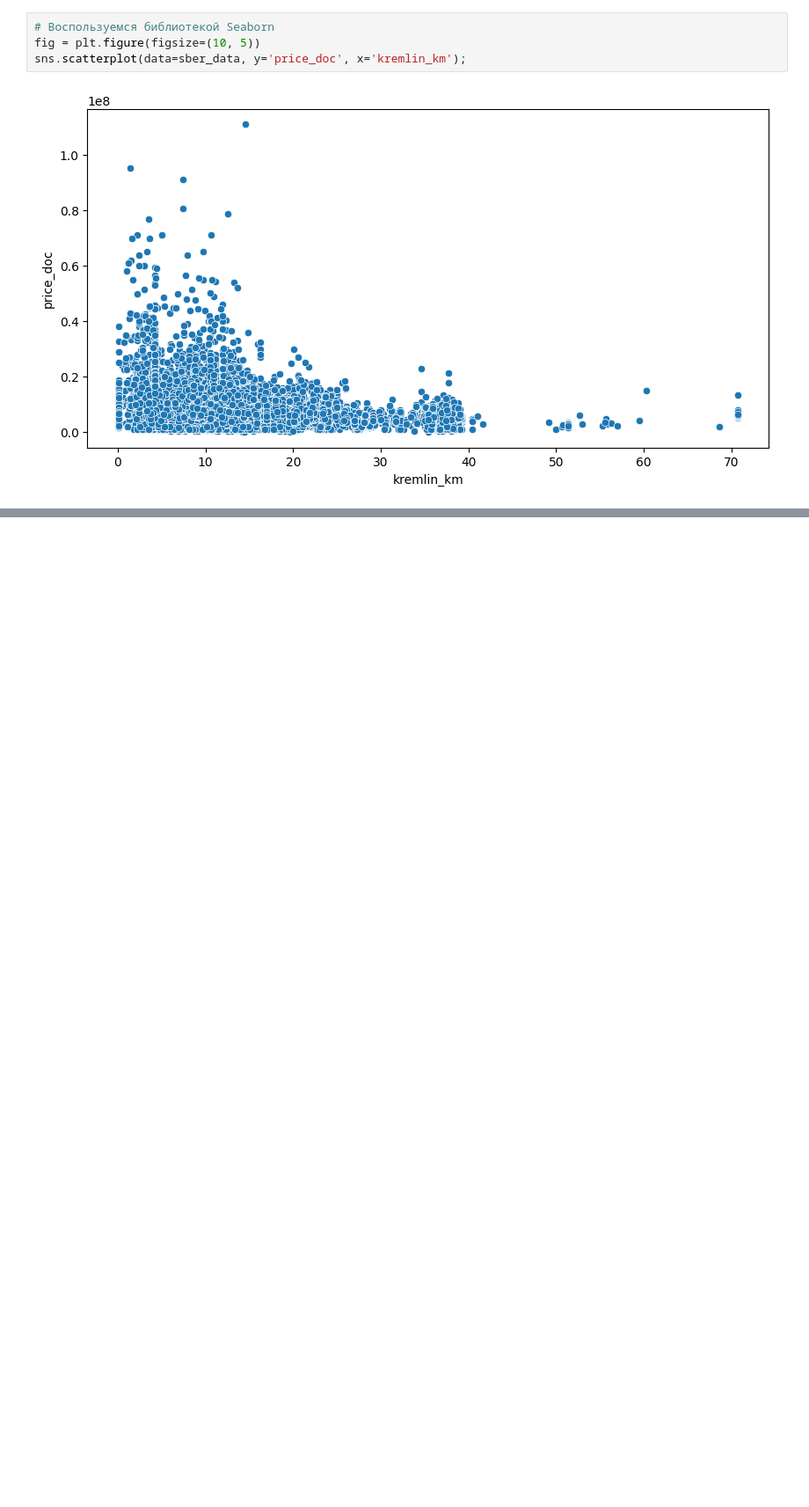
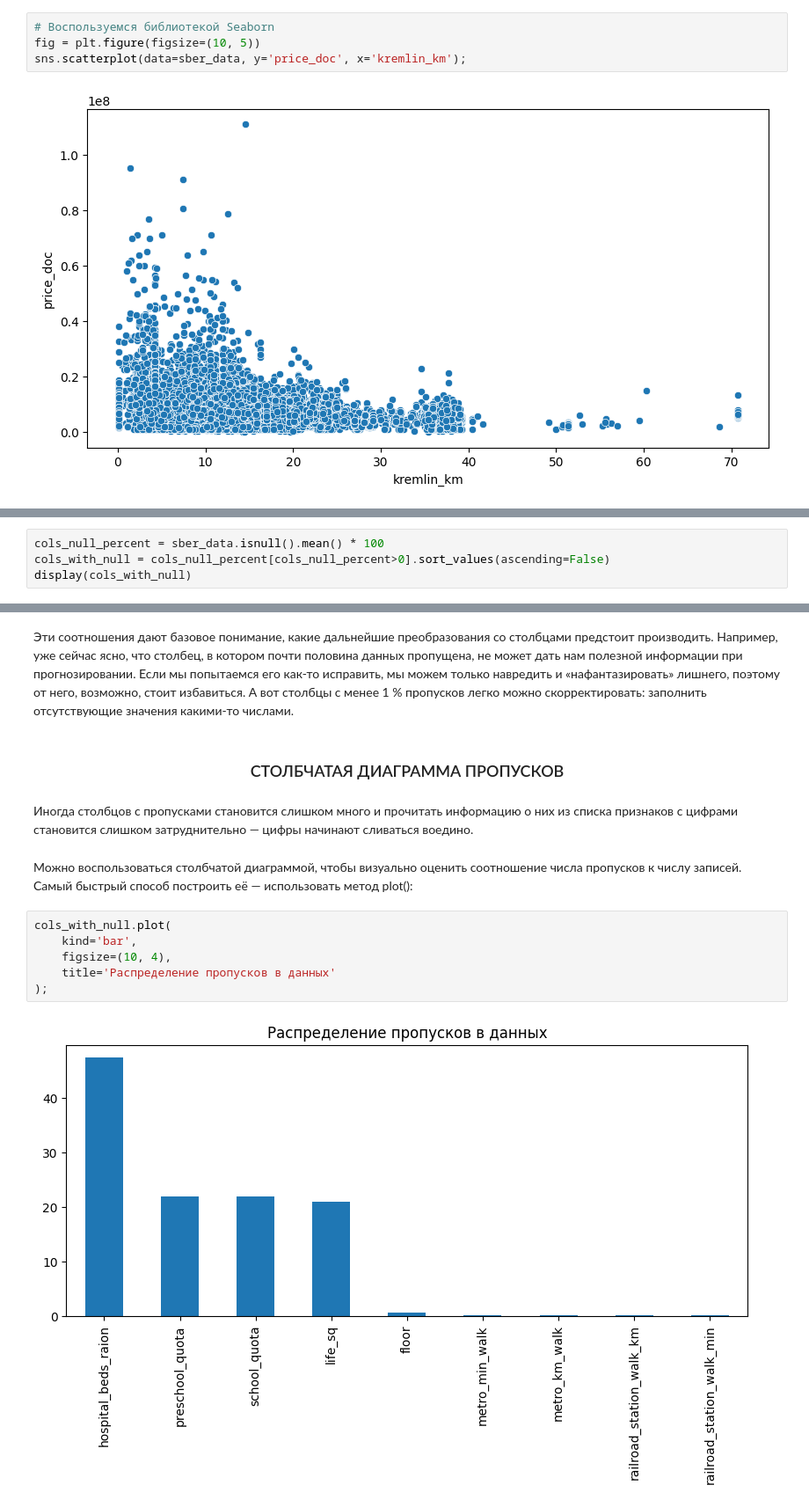
Before and after one commit to Dredox22/sf_data_science, a Jupyter notebook: SkillFactory/PY_14_Очистка_данных/sber.ipynb, the cells around one changed output, grey strips where cells are left out. Shown at 88% size. Cells and saved outputs as stored; diff of their text form; blank space fills up the shorter version.

```diff
--- a/SkillFactory/PY_14_Очистка_данных/sber.ipynb
+++ b/SkillFactory/PY_14_Очистка_данных/sber.ipynb
@@ -144,0 +218,4 @@ sns.scatterplot(data=sber_data, y='price_doc', x='kremlin_km');
+# %%
+cols_null_percent = sber_data.isnull().mean() * 100
+cols_with_null = cols_null_percent[cols_null_percent>0].sort_values(ascending=False)
+display(cols_with_null)
@@ -144,0 +249,16 @@ sns.scatterplot(data=sber_data, y='price_doc', x='kremlin_km');
+# %% [markdown]
+Эти соотношения дают базовое понимание, какие дальнейшие преобразования со столбцами предстоит производить. Например, уже сейчас ясно, что столбец, в котором почти половина данных пропущена, не может дать нам полезной информации при прогнозировании. Если мы попытаемся его как-то исправить, мы можем только навредить и «нафантазировать» лишнего, поэтому от него, возможно, стоит избавиться. А вот столбцы с менее 1 % пропусков легко можно скорректировать: заполнить отсутствующие значения какими-то числами.
+# %% [markdown]
+### <center>СТОЛБЧАТАЯ ДИАГРАММА ПРОПУСКОВ
+# %% [markdown]
+Иногда столбцов с пропусками становится слишком много и прочитать информацию о них из списка признаков с цифрами становится слишком затруднительно — цифры начинают сливаться воедино.
+# %% [markdown]
+Можно воспользоваться столбчатой диаграммой, чтобы визуально оценить соотношение числа пропусков к числу записей. Самый быстрый способ построить её — использовать метод plot():
+# %%
+cols_with_null.plot(
+    kind='bar',
+    figsize=(10, 4),
+    title='Распределение пропусков в данных'
+);
+# %% [output]
+[figure, added]
```
Also changed, not shown: parts of 31 cells of this notebook.
